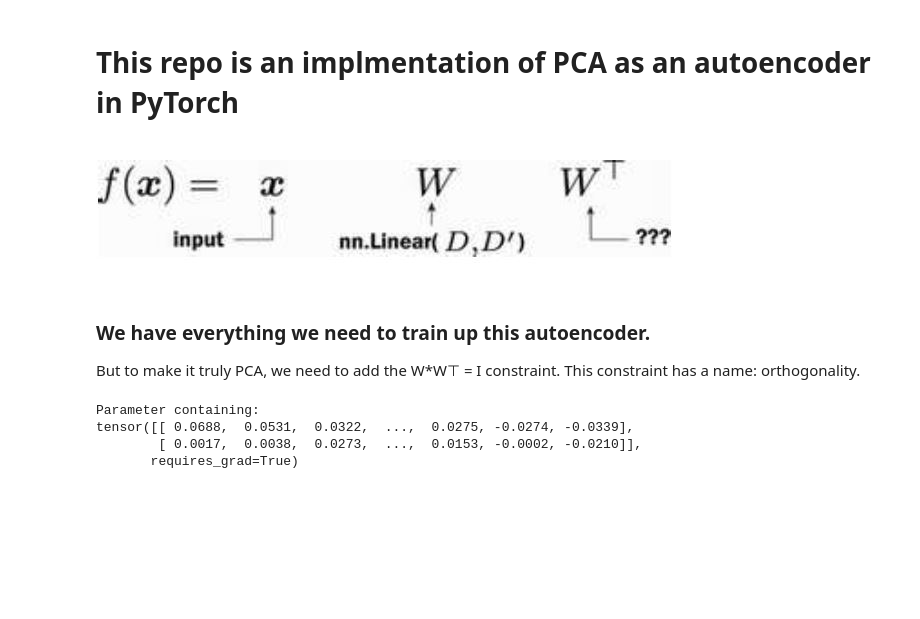
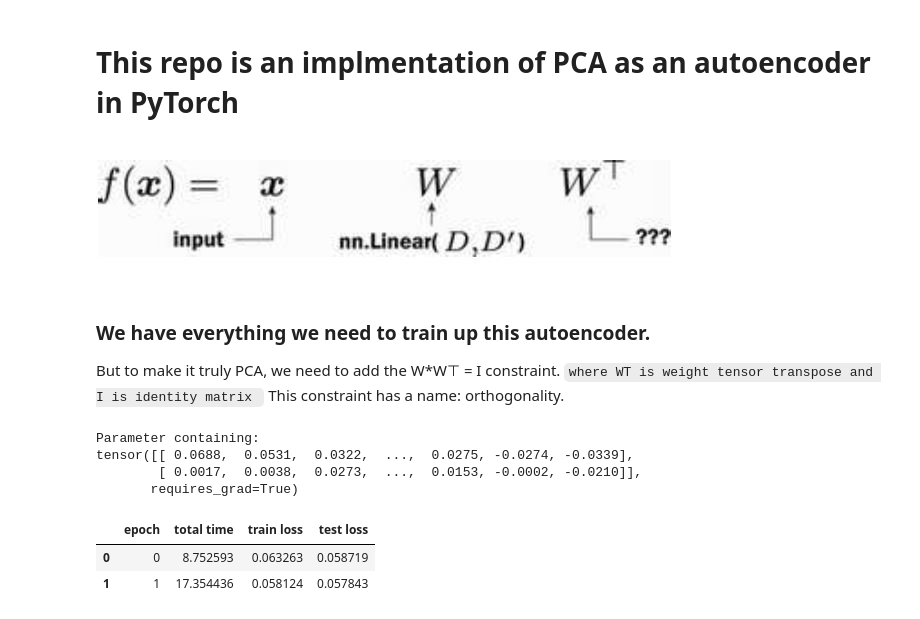
Before and after one commit to Amr-Abdellatif/PCA-as-Linear-autoencoders-implmentation_in_PyTorch, a Jupyter notebook: main.ipynb, the cells around one changed output. Drawn from its saved outputs; the diff is of its cells as text; code cells hidden in the pictures; blank space fills up the shorter version.

```diff
--- a/main.ipynb
+++ b/main.ipynb
@@ -61,7 +62,7 @@ PCA_model = nn.Sequential(
 # %% [markdown]
 ### We have everything we need to train up this autoencoder.
 But to make it truly PCA, we need to add
-the W*W⊤ = I constraint.
+the W*W⊤ = I constraint. `where WT is weight tensor transpose and I is identity matrix `
  This constraint has a name: orthogonality.
 # %%
 torch.manual_seed(42)
@@ -109,9 +110,13 @@ test_loader = DataLoader(test_data_xx, batch_size=128)
 # %%
 train_network(PCA_model, mseWithOrthoLoss,
             train_loader,
             test_loader=test_loader,
-            epochs=10,
+            epochs=2, # you can increase epochs up to 10 if you want
             device=device)
+# %% [output]
+|  | epoch | total time | train loss | test loss |
+| 0 | 0 | 8.752593 | 0.063263 | 0.058719 |
+| 1 | 1 | 17.354436 | 0.058124 | 0.057843 |
 # %%
 def encode_batch(encoder, dataset_to_encode):
     """
```
Also changed, not shown: parts of 5 cells of this notebook.
